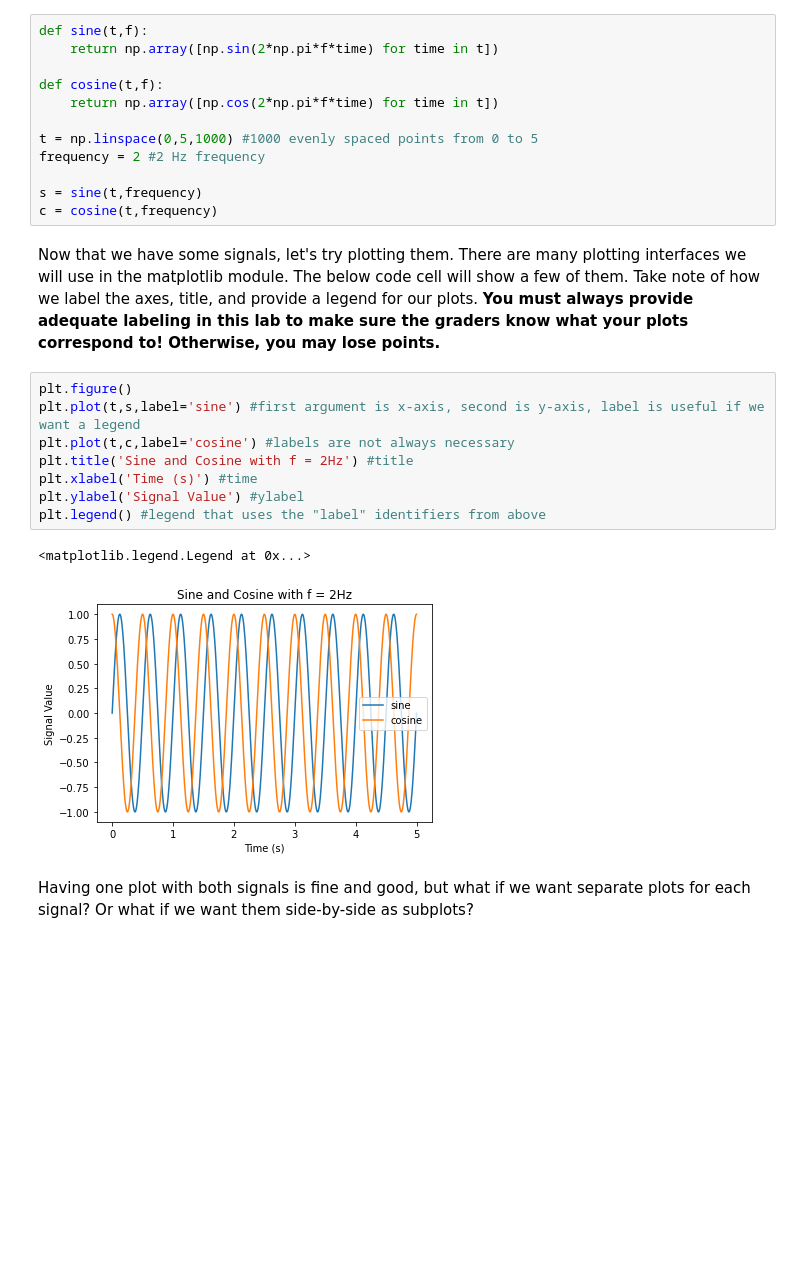
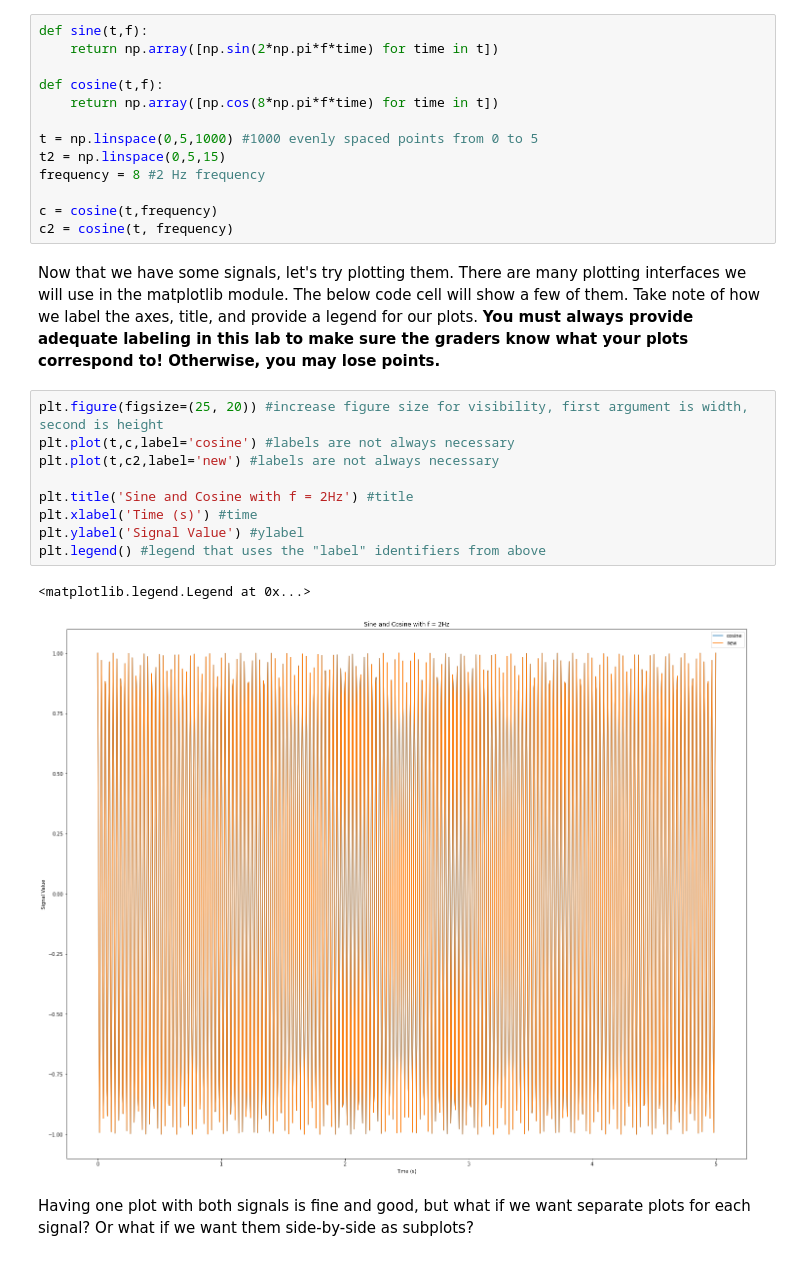
Before and after one commit to volatile-kevin/ece311, a Jupyter notebook: Lab1/Lab1.ipynb, the cells around one changed output. Cells and saved outputs as stored; diff of their text form; blank space fills up the shorter version.

```diff
--- a/Lab1/Lab1.ipynb
+++ b/Lab1/Lab1.ipynb
@@ -312,26 +312,28 @@ def sine(t,f):
     return np.array([np.sin(2*np.pi*f*time) for time in t])
 
 def cosine(t,f):
-    return np.array([np.cos(2*np.pi*f*time) for time in t])
+    return np.array([np.cos(8*np.pi*f*time) for time in t])
 
 t = np.linspace(0,5,1000) #1000 evenly spaced points from 0 to 5
-frequency = 2 #2 Hz frequency
+t2 = np.linspace(0,5,15)
+frequency = 8 #2 Hz frequency
 
-s = sine(t,frequency)
 c = cosine(t,frequency)
+c2 = cosine(t, frequency)
 # %% [markdown]
 Now that we have some signals, let's try plotting them. There are many plotting interfaces we will use in the matplotlib module. The below code cell will show a few of them. Take note of how we label the axes, title, and provide a legend for our plots. **You must always provide adequate labeling in this lab to make sure the graders know what your plots correspond to! Otherwise, you may lose points.**
 # %%
-plt.figure()
-plt.plot(t,s,label='sine') #first argument is x-axis, second is y-axis, label is useful if we want a legend
+plt.figure(figsize=(25, 20)) #increase figure size for visibility, first argument is width, second is height
 plt.plot(t,c,label='cosine') #labels are not always necessary
+plt.plot(t,c2,label='new') #labels are not always necessary
+
 plt.title('Sine and Cosine with f = 2Hz') #title
 plt.xlabel('Time (s)') #time
 plt.ylabel('Signal Value') #ylabel
 plt.legend() #legend that uses the "label" identifiers from above
 # %% [output]
 <matplotlib.legend.Legend at 0x...>
-[figure, old version]
+[figure, new version]
 # %% [markdown]
 Having one plot with both signals is fine and good, but what if we want separate plots for each signal? Or what if we want them side-by-side as subplots?
 # %%
```
Also changed, not shown: 48 other files.
